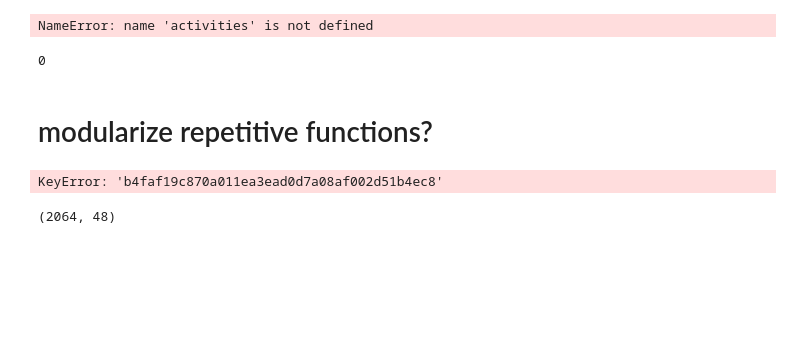
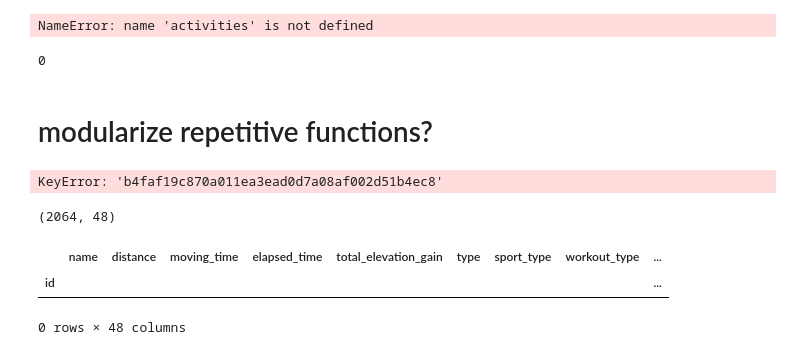
Before and after one commit to DanChurchill/Strava_running, a Jupyter notebook: data_exploration.ipynb, the cells around one changed output. Drawn from its saved outputs; the diff is of its cells as text; code cells hidden in the pictures; blank space fills up the shorter version.

```diff
--- a/data_exploration.ipynb
+++ b/data_exploration.ipynb
@@ -345,7 +345,11 @@ import numpy as np
 import acquire
 import env
 # %%
-df = acquire.get_new_activities(20)
+acquire.get_new_activities(1)
+# %% [output]
+|  | name | distance | moving_time | elapsed_time | total_elevation_gain | type | sport_type | workout_type | ... |
+| id |  |  |  |  |  |  |  |  | ... |
+0 rows × 48 columns
 # %%
 df
 # %% [output]
```
Also changed, not shown: 1 other file.
